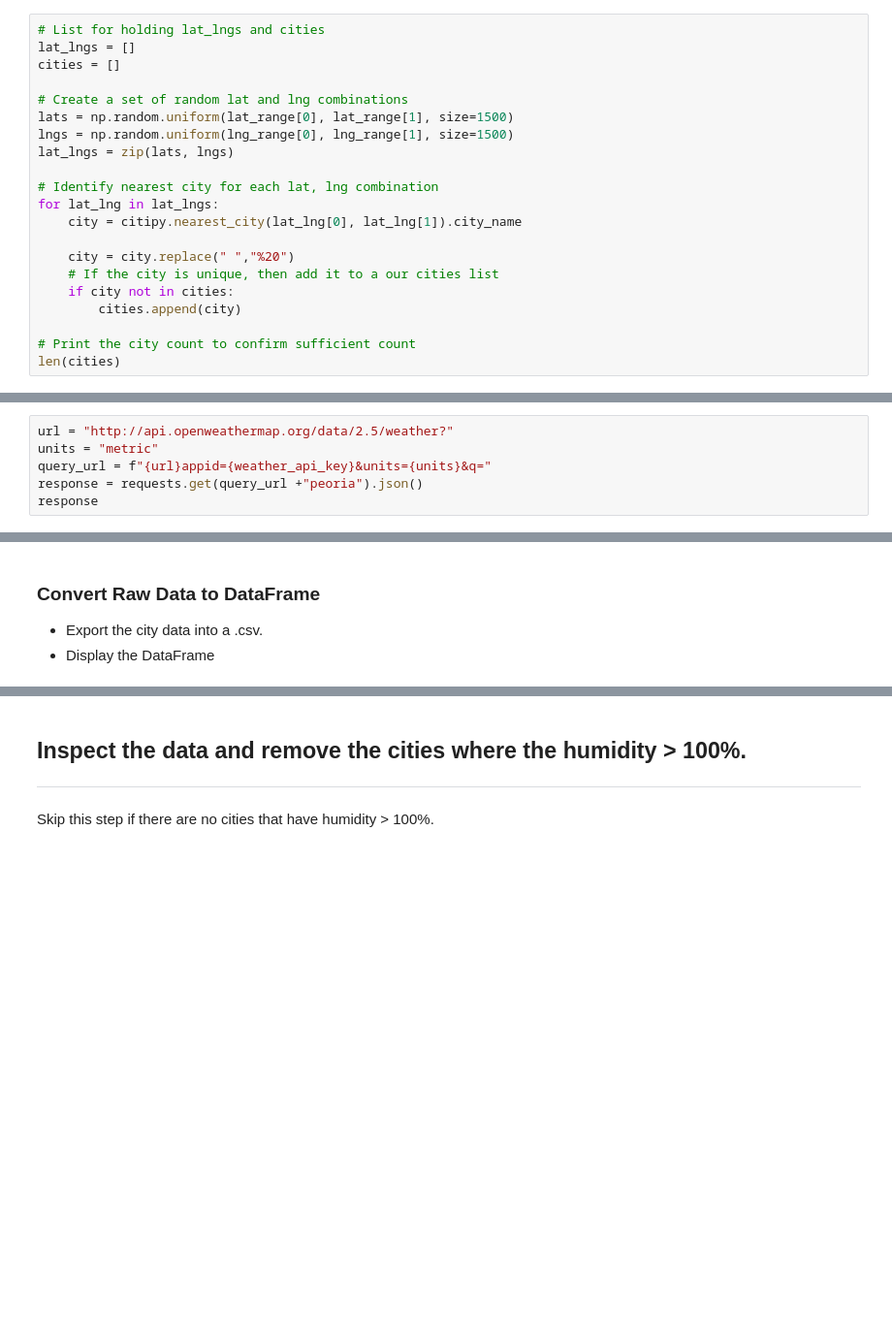
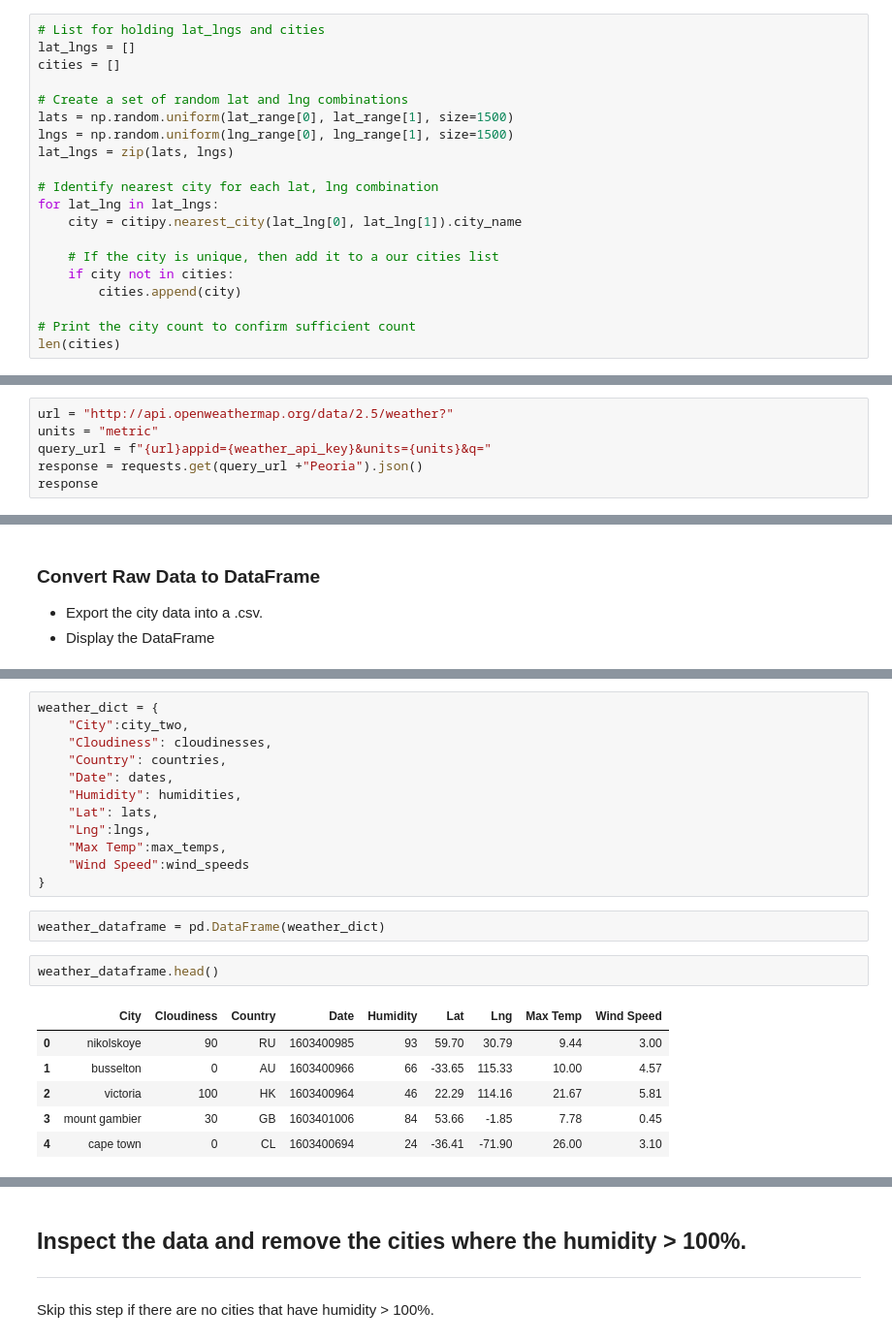
Before and after one commit to Hootie96/python-api, a Jupyter notebook: starter_code/WeatherPy.ipynb, the cells around one changed output, grey strips where cells are left out. Shown: that part at 97% size. Saved outputs shown, nothing was run; the diff lists cells and outputs as text; blank space fills up the shorter version.

Commit message:
Dataframe successfully put into csv

```diff
--- a/starter_code/WeatherPy.ipynb
+++ b/starter_code/WeatherPy.ipynb
@@ -46,7 +46,6 @@ lat_lngs = zip(lats, lngs)
 for lat_lng in lat_lngs:
     city = citipy.nearest_city(lat_lng[0], lat_lng[1]).city_name
 
-    city = city.replace(" ","%20")
     # If the city is unique, then add it to a our cities list
     if city not in cities:
         cities.append(city)
@@ -63,7 +62,7 @@ len(cities)
 url = "http://api.openweathermap.org/data/2.5/weather?"
 units = "metric"
 query_url = f"{url}appid={weather_api_key}&units={units}&q="
-response = requests.get(query_url +"peoria").json()
+response = requests.get(query_url +"Peoria").json()
 response
 # %% [output]
 {'coord': {'lon': -89.77, 'lat': 40.77},
@@ -163,0 +146,23 @@ City not found. Skipping...
+# %%
+weather_dict = {
+    "City":city_two,
+    "Cloudiness": cloudinesses,
+    "Country": countries,
+    "Date": dates,
+    "Humidity": humidities,
+    "Lat": lats,
+    "Lng":lngs,
+    "Max Temp":max_temps,
+    "Wind Speed":wind_speeds
+}
+# %%
+weather_dataframe = pd.DataFrame(weather_dict)
+# %%
+weather_dataframe.head()
+# %% [output]
+|  | City | Cloudiness | Country | Date | Humidity | Lat | Lng | Max Temp | Wind Speed |
+| 0 | nikolskoye | 90 | RU | 1603400985 | 93 | 59.70 | 30.79 | 9.44 | 3.00 |
+| 1 | busselton | 0 | AU | 1603400966 | 66 | -33.65 | 115.33 | 10.00 | 4.57 |
+| 2 | victoria | 100 | HK | 1603400964 | 46 | 22.29 | 114.16 | 21.67 | 5.81 |
+| 3 | mount gambier | 30 | GB | 1603401006 | 84 | 53.66 | -1.85 | 7.78 | 0.45 |
+| 4 | cape town | 0 | CL | 1603400694 | 24 | -36.41 | -71.90 | 26.00 | 3.10 |
```
Also changed, not shown: parts of 25 cells of this notebook, 1 other file.
